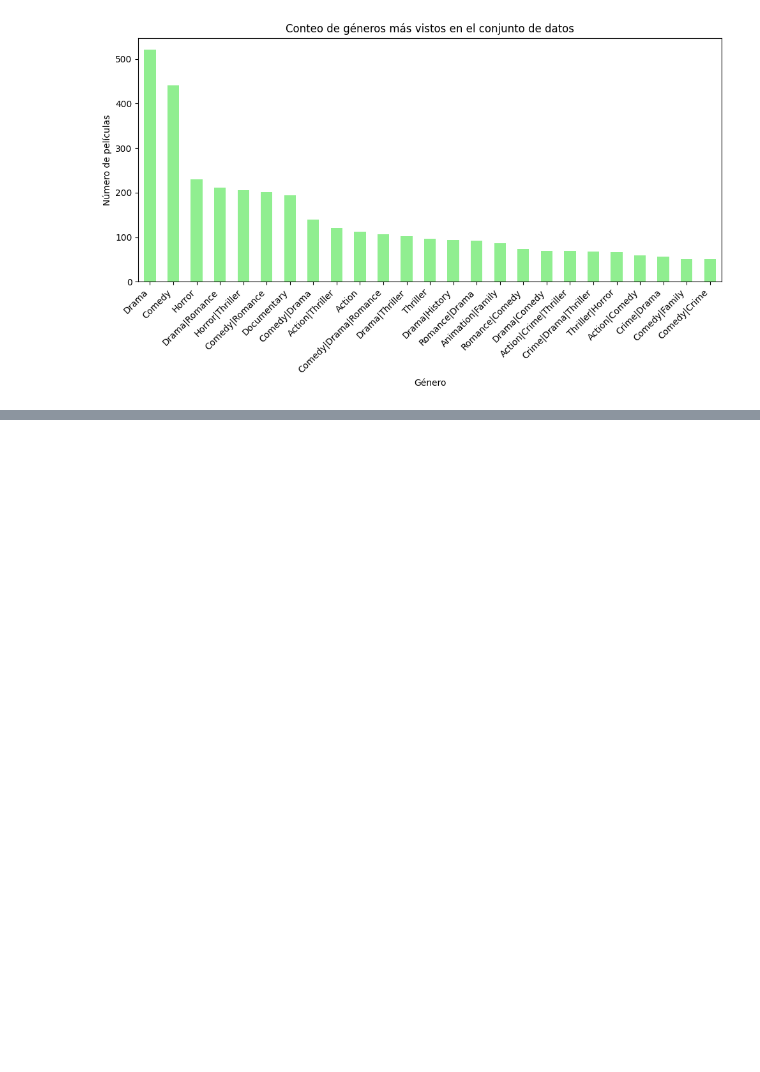
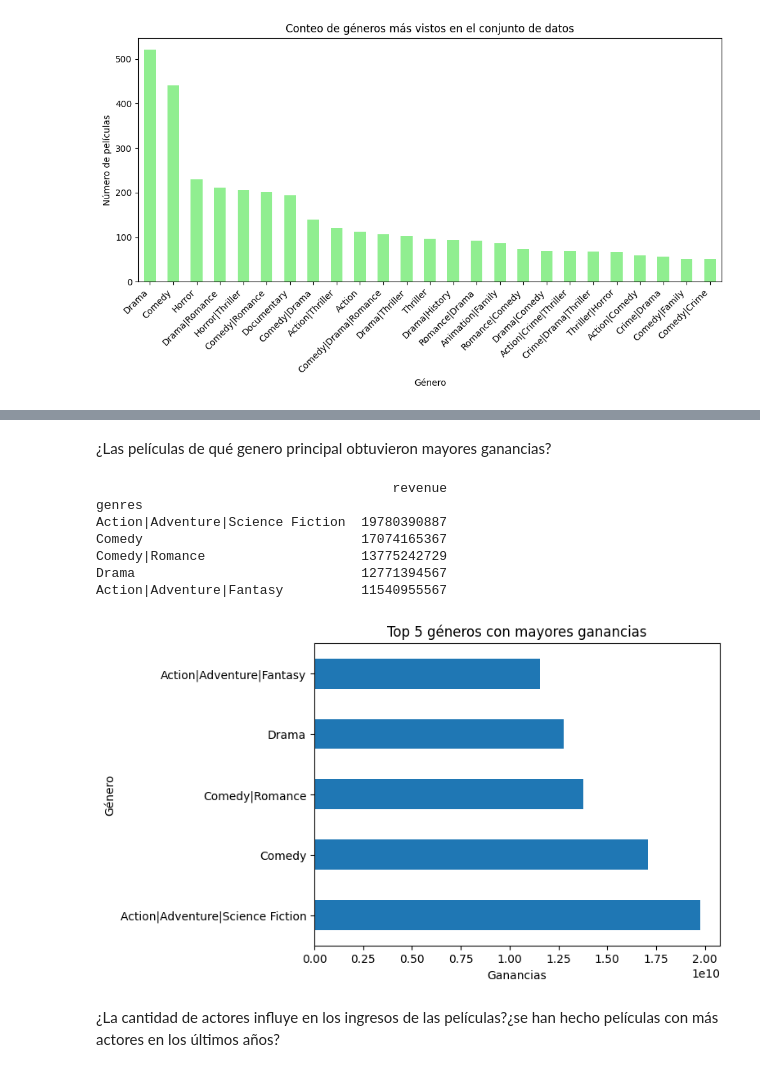
Before and after one commit to ManuelR11/Hoja_1_Mineria_Datos, a Jupyter notebook: Hoja_1.ipynb, the cells around one changed output, grey strips where cells are left out. Cells and saved outputs as stored; diff of their text form; code cells hidden in the pictures; blank space fills up the shorter version.

```diff
--- a/Hoja_1.ipynb
+++ b/Hoja_1.ipynb
@@ -195,0 +194,30 @@ El género principal que generó mayores ingresos es Drama con ingresos totales
+# %% [markdown]
+¿Las películas de qué genero principal obtuvieron mayores ganancias?
+# %%
+
+# Agrupar por género principal y calcular la suma de ganancias
+ganancias_por_genero = datos.groupby('genres')[['revenue']].sum()
+
+# Ordenar por ganancias de mayor a menor
+ganancias_por_genero = ganancias_por_genero.sort_values(by='revenue', ascending=False)
+
+# Mostrar los 5 géneros principales con mayores ganancias
+print(ganancias_por_genero.head())
+
+# Hacer gráfico de barras horizontales
+ax = ganancias_por_genero.head().plot(kind='barh', legend=False)
+ax.set_ylabel("Género")
+ax.set_xlabel("Ganancias")
+ax.set_title("Top 5 géneros con mayores ganancias")
+plt.show()
+# %% [output]
+                                      revenue
+genres
+Action|Adventure|Science Fiction  19780390887
+Comedy                            17074165367
+Comedy|Romance                    13775242729
+Drama                             12771394567
+Action|Adventure|Fantasy          11540955567
+[figure, added]
+# %% [markdown]
+¿La cantidad de actores influye en los ingresos de las películas?¿se han hecho películas con más actores en los últimos años?
```
Also changed, not shown: parts of 14 cells of this notebook, 2 other files.
